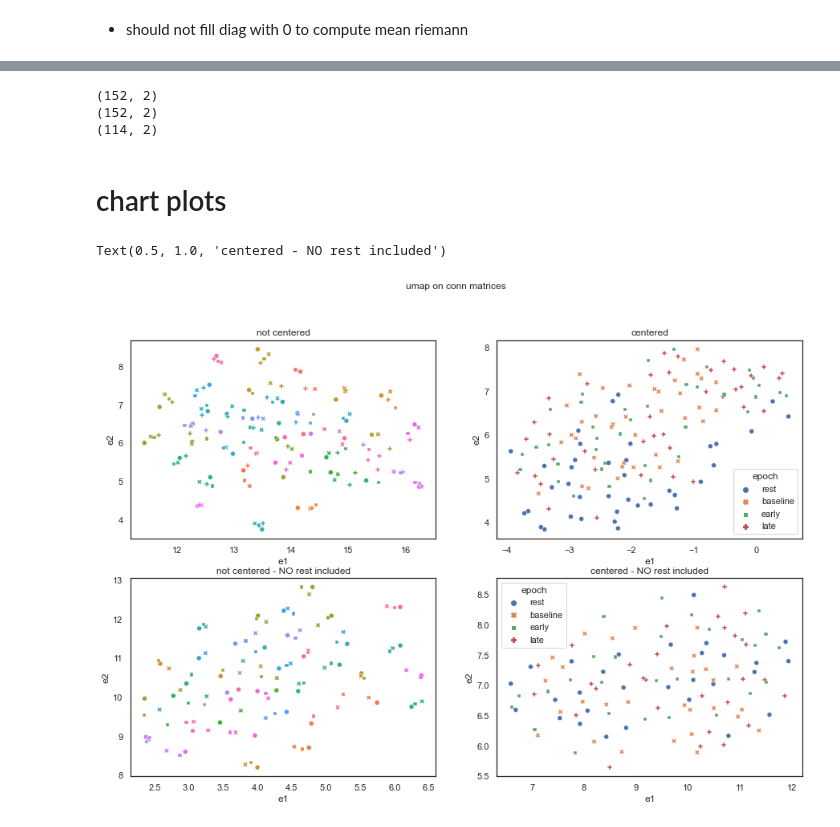
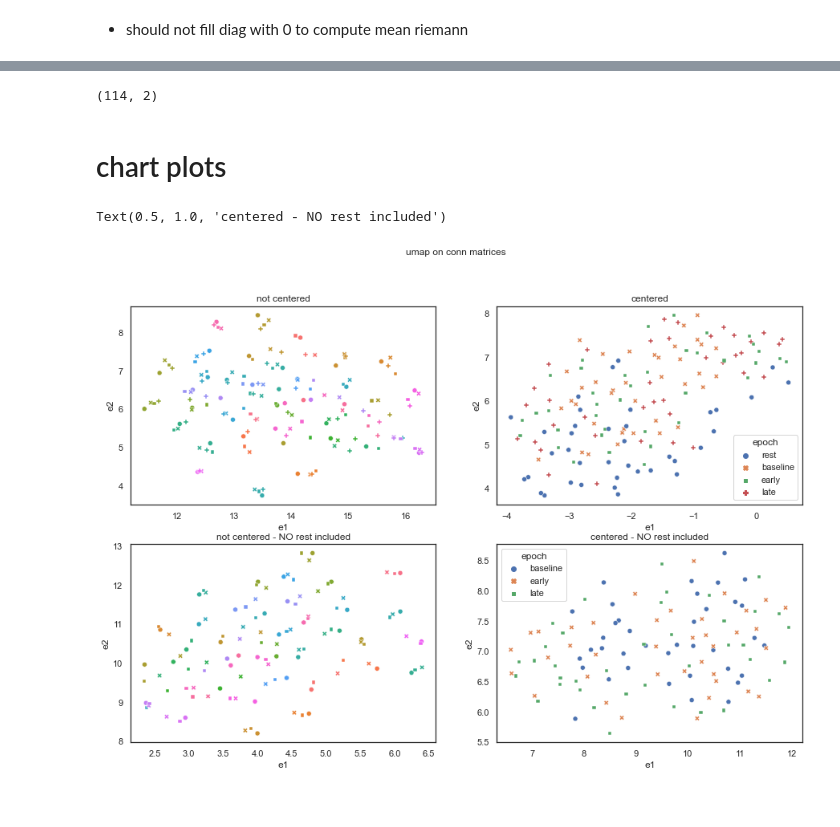
Before and after one commit to qniksefat/gradecc, a Jupyter notebook: notebooks/umap.ipynb, the cells around one changed output, grey strips where cells are left out. Drawn from its saved outputs; the diff is of its cells as text; code cells hidden in the pictures.

Commit message:
put conn_mat centering into one compute.conn_mat dir

```diff
--- a/notebooks/umap.ipynb
+++ b/notebooks/umap.ipynb
@@ -29,10 +33,10 @@ grand_mean = load_pkl('grand_mean')
 # dump_pkl(subject_riemann_mean2, 'subject_riemann_mean2')
 # dump_pkl(grand_mean2, 'grand_mean2')
 
-conn_mat2 = load_pkl('conn_mat2')
-conn_mat_centered2 = load_pkl('conn_mat_centered2')
-subject_riemann_mean2 = load_pkl('subject_riemann_mean2')
-grand_mean2 = load_pkl('grand_mean2')
+# conn_mat2 = load_pkl('conn_mat2')
+# conn_mat_centered2 = load_pkl('conn_mat_centered2')
+# subject_riemann_mean2 = load_pkl('subject_riemann_mean2')
+# grand_mean2 = load_pkl('grand_mean2')
 # %% [markdown]
 # import and load data
 # %%
@@ -92,6 +91,7 @@ conn_mat2 = make_conn_mats(E2)
 # for subject s, epoch e
 # conn_mat[s][e]
 # %%
+#|export
 def flat(d: dict):
     d_flat = {s: {} for s in SUBJECTS_INT}
     for s in tqdm(SUBJECTS_INT):
@@ -99,6 +99,6 @@ def flat(d: dict):
             d_flat[s][e] = d[s][e].flatten()
     return d_flat
 
-conn_mat_flat = flat(conn_mat)
-conn_mat_flat2 = flat(conn_mat2)
+# conn_mat_flat = flat(conn_mat)
+# conn_mat_flat2 = flat(conn_mat2)
 # %%
@@ -255,6 +232,7 @@ def _from_tangent(t, grand_mean):
     p_inv = invsqrtm(grand_mean)
     return p @ expm(p_inv @ t @ p_inv) @ p
 # %%
+#|export
 def make_conn_mat_cen(conn_mat):
     conn_mat_centered = {}
     for s in tqdm(SUBJECTS_INT):
@@ -264,5 +242,5 @@ def make_conn_mat_cen(conn_mat):
         }
     return conn_mat_centered
 
-conn_mat_centered2 = make_conn_mat_cen(conn_mat2)
+# conn_mat_centered2 = make_conn_mat_cen(conn_mat2)
 # %%
@@ -286,8 +264,6 @@ reducer = umap.UMAP(random_state=42)
 embedding_cen2 = reducer.fit_transform(stack(conn_mat_centered_flat2))
 print(embedding_cen2.shape)
 emb_cen2 = pd.DataFrame(embedding_cen2, columns=['e1', 'e2'])
-emb_cen2 = pd.concat([se, emb_cen2], axis=1)
+emb_cen2 = pd.concat([se2, emb_cen2], axis=1)
 # %% [output]
-(152, 2)
-(152, 2)
 (114, 2)
@@ -294,9 +273,7 @@ emb_cen2 = pd.concat([se, emb_cen2], axis=1)
 # %% [markdown]
 # chart plots
 # %%
-fig, axes = plt.subplots(2, 2, figsize=(15, 10),
-                         # sharey=True, sharex=True
-                         )
+fig, axes = plt.subplots(2, 2, figsize=(15, 10))
 fig.suptitle('umap on conn matrices')
 
 sns.scatterplot(data=emb.astype({'subject_int': str}),
@@ -310,31 +287,31 @@ axes[0, 0].set_title('not centered')
 
 sns.scatterplot(data=emb_cen.astype({'subject_int': str}),
                 x='e1', y='e2',
                 style='epoch',
                 hue='epoch',
                 # legend=False,
                 ax=axes[0, 1],
                 )
 axes[0, 1].set_title('centered')
 
 
 sns.scatterplot(data=emb2.astype({'subject_int': str}),
                 x='e1', y='e2',
                 hue='subject_int',
                 style='epoch',
                 legend=False,
                 ax=axes[1, 0],
                 )
 axes[1, 0].set_title('not centered - NO rest included')
 
 sns.scatterplot(data=emb_cen2.astype({'subject_int': str}),
                 x='e1', y='e2',
                 style='epoch',
                 hue='epoch',
                 # legend=False,
                 ax=axes[1, 1],
                 )
 axes[1, 1].set_title('centered - NO rest included')
 # %% [output]
 Text(0.5, 1.0, 'centered - NO rest included')
-[figure, old version]
+[figure, new version]
```
Also changed, not shown: parts of 33 cells of this notebook, 5 other files.
